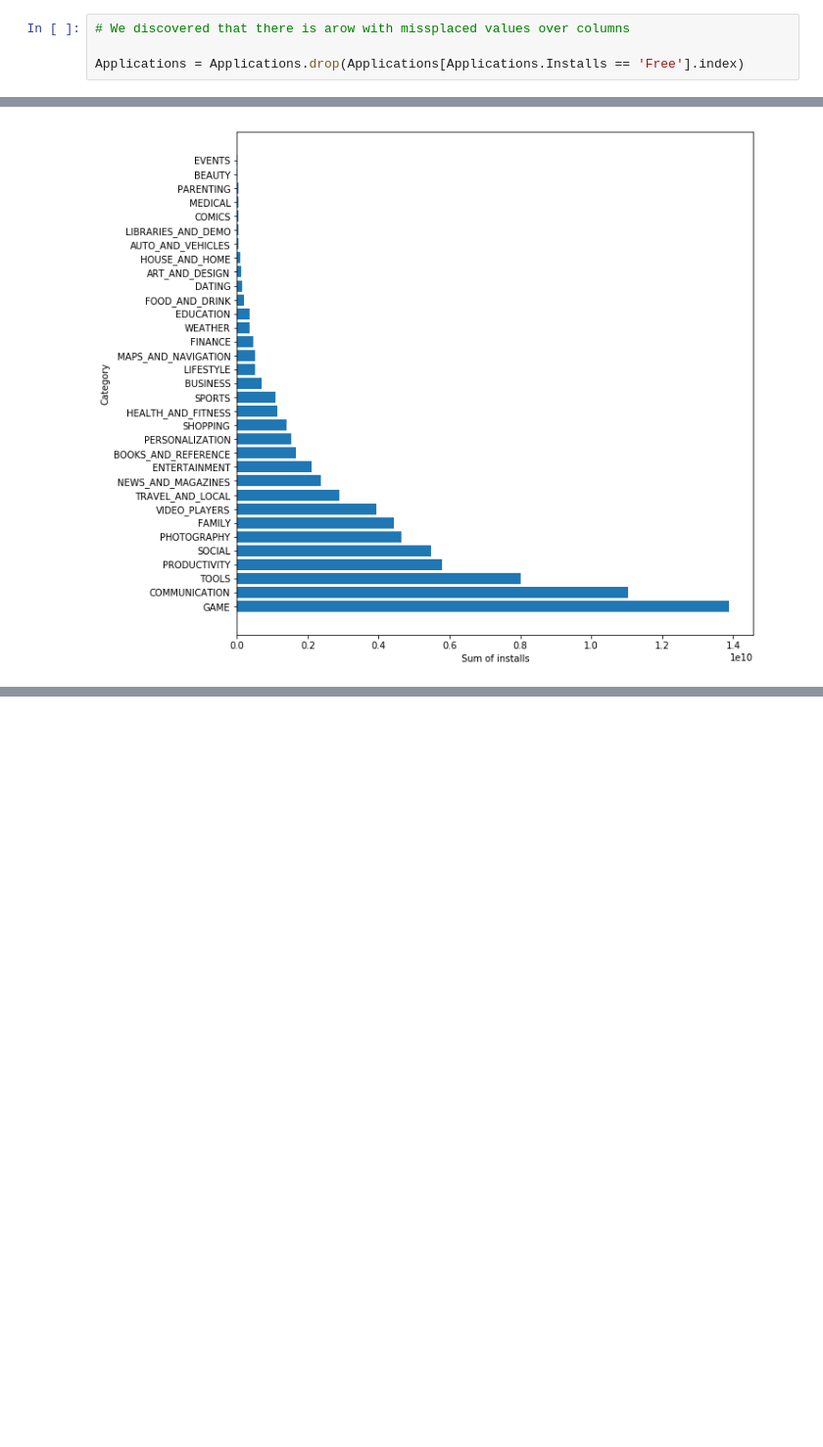
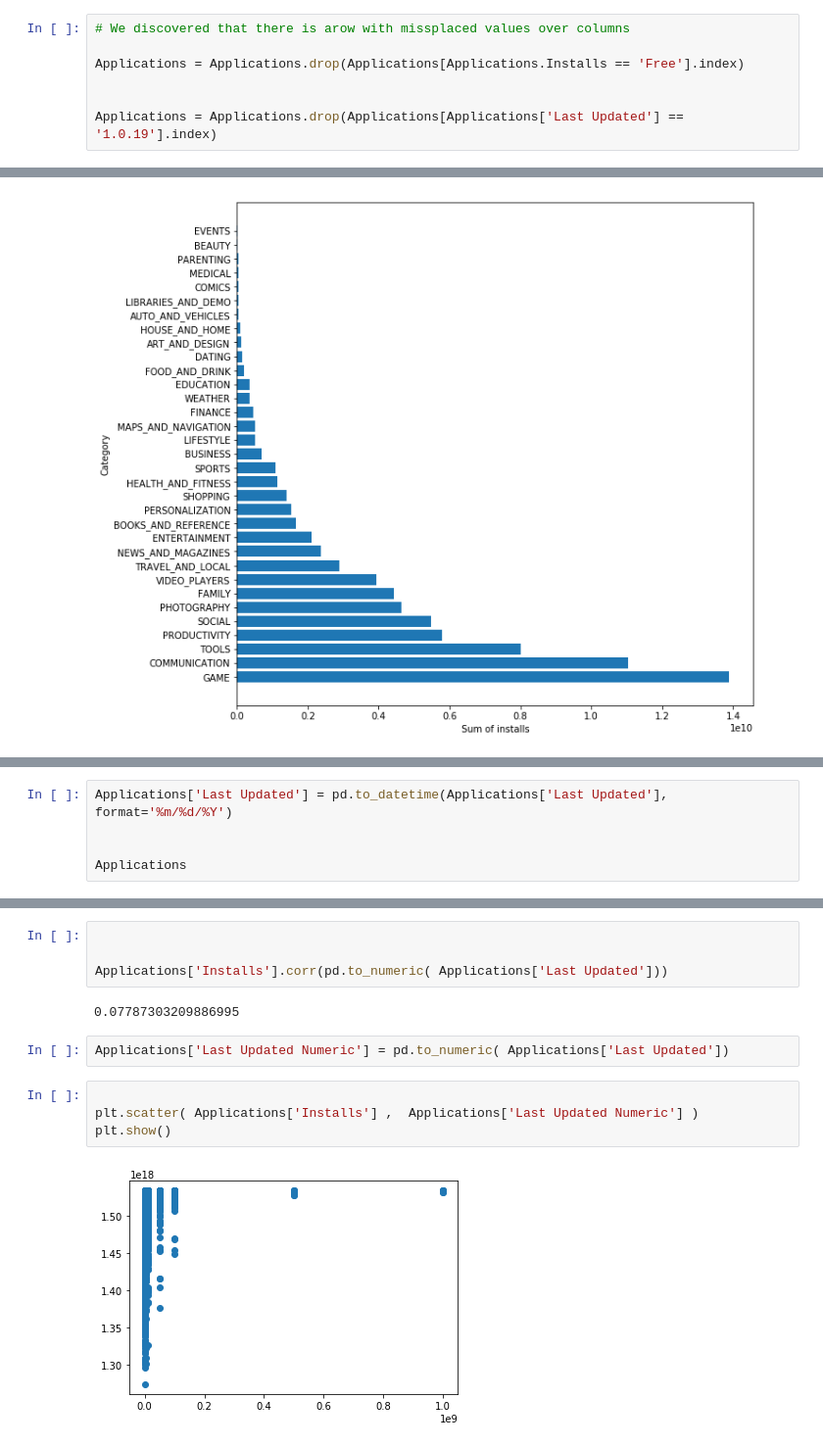
Before and after one commit to AmrAbuelfadl/DE-Project, a Jupyter notebook: DE-Project.ipynb, the cells around one changed output, grey strips where cells are left out. Shown: that part at 98% size. Cells and saved outputs as stored; diff of their text form; blank space fills up the shorter version.

```diff
--- a/DE-Project.ipynb
+++ b/DE-Project.ipynb
@@ -203,6 +235,9 @@ dtype: int64
 # We discovered that there is arow with missplaced values over columns
 
 Applications = Applications.drop(Applications[Applications.Installs == 'Free'].index)
+
+
+Applications = Applications.drop(Applications[Applications['Last Updated'] == '1.0.19'].index)
 # %%
 # Removing unneeded characters [',', '$', '+'] in Installs and Price columns and converting them into numeric columns
 
@@ -361,0 +461,5 @@ fig.savefig('Figures/SumOfInstallsPerCat.jpg')
+# %%
+Applications['Last Updated'] = pd.to_datetime(Applications['Last Updated'], format='%m/%d/%Y')
+
+
+Applications
@@ -361,0 +485,14 @@ fig.savefig('Figures/SumOfInstallsPerCat.jpg')
+# %%
+
+
+Applications['Installs'].corr(pd.to_numeric( Applications['Last Updated']))
+# %% [output]
+0.07787303209886995
+# %%
+Applications['Last Updated Numeric'] = pd.to_numeric( Applications['Last Updated'])
+# %%
+
+plt.scatter( Applications['Installs'] ,  Applications['Last Updated Numeric'] )
+plt.show()
+# %% [output]
+[figure, added]
```
Also changed, not shown: parts of 22 cells of this notebook, 1 other file.
